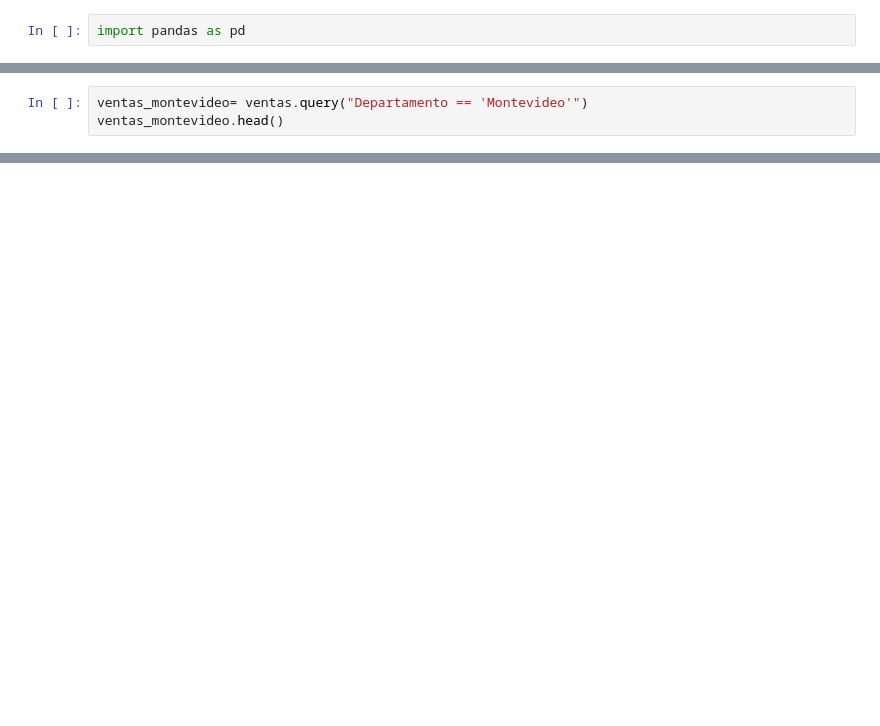
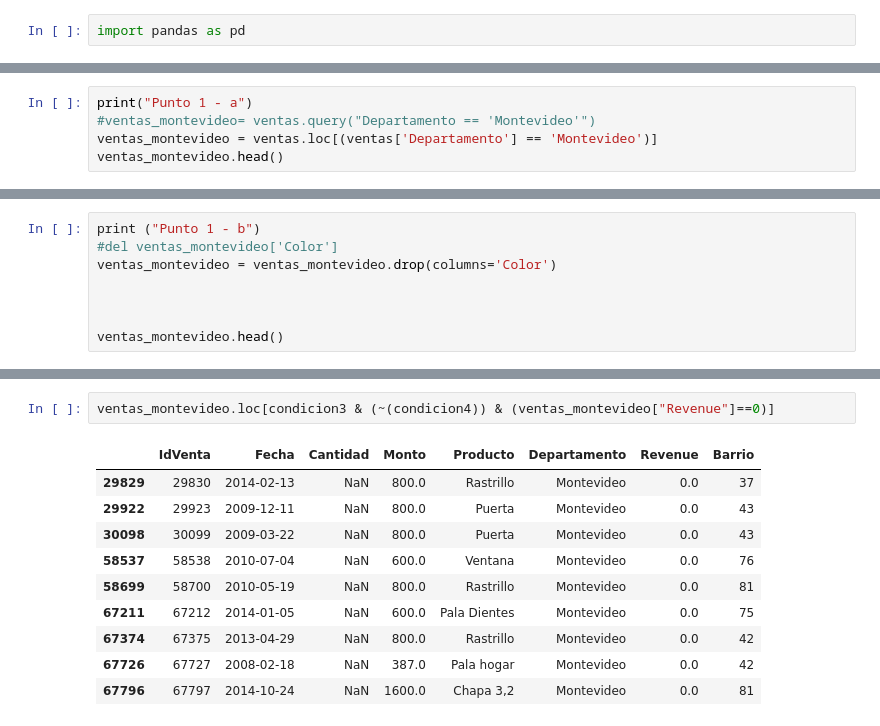
Before and after one commit to carlos1680/CPEDS, a Jupyter notebook: modulo2/3 Manipulacion de datos/4 Practico/MiPractico.ipynb, the cells around one changed output, grey strips where cells are left out. Cells and saved outputs as stored; diff of their text form; blank space fills up the shorter version.

```diff
--- a/modulo2/3 Manipulacion de datos/4 Practico/MiPractico.ipynb
+++ b/modulo2/3 Manipulacion de datos/4 Practico/MiPractico.ipynb
@@ -13,4 +45,6 @@ ventas.head()
 # %%
-ventas_montevideo= ventas.query("Departamento == 'Montevideo'")
+print("Punto 1 - a")
+#ventas_montevideo= ventas.query("Departamento == 'Montevideo'")
+ventas_montevideo = ventas.loc[(ventas['Departamento'] == 'Montevideo')]
 ventas_montevideo.head()
 # %% [output]
@@ -32,0 +58,8 @@ ventas.head()
+# %%
+print ("Punto 1 - b")
+#del ventas_montevideo['Color']
+ventas_montevideo = ventas_montevideo.drop(columns='Color')
+
+
+
+ventas_montevideo.head()
@@ -68,3 +145,16 @@ Buscar que tenga cantidad o Monto null
 | 67796 | 67797 | 2014-10-24 | NaN | 1600.0 | Chapa 3,2 | Montevideo | 0.0 | 81 |
 | 67863 | 67864 | 2007-11-18 | 105.0 | NaN | Puerta | Montevideo | 0.0 | 49 |
 | 67878 | 67879 | 2012-12-13 | 24.0 | NaN | Pala Pocera | Montevideo | 0.0 | 46 |
+# %%
+ventas_montevideo.loc[condicion3 & (~(condicion4)) & (ventas_montevideo["Revenue"]==0)]
+# %% [output]
+|  | IdVenta | Fecha | Cantidad | Monto | Producto | Departamento | Revenue | Barrio |
+| 29829 | 29830 | 2014-02-13 | NaN | 800.0 | Rastrillo | Montevideo | 0.0 | 37 |
+| 29922 | 29923 | 2009-12-11 | NaN | 800.0 | Puerta | Montevideo | 0.0 | 43 |
+| 30098 | 30099 | 2009-03-22 | NaN | 800.0 | Puerta | Montevideo | 0.0 | 43 |
+| 58537 | 58538 | 2010-07-04 | NaN | 600.0 | Ventana | Montevideo | 0.0 | 76 |
+| 58699 | 58700 | 2010-05-19 | NaN | 800.0 | Rastrillo | Montevideo | 0.0 | 81 |
+| 67211 | 67212 | 2014-01-05 | NaN | 600.0 | Pala Dientes | Montevideo | 0.0 | 75 |
+| 67374 | 67375 | 2013-04-29 | NaN | 800.0 | Rastrillo | Montevideo | 0.0 | 42 |
+| 67726 | 67727 | 2008-02-18 | NaN | 387.0 | Pala hogar | Montevideo | 0.0 | 42 |
+| 67796 | 67797 | 2014-10-24 | NaN | 1600.0 | Chapa 3,2 | Montevideo | 0.0 | 81 |
```
Also changed, not shown: parts of 10 cells of this notebook, 8 other files.
